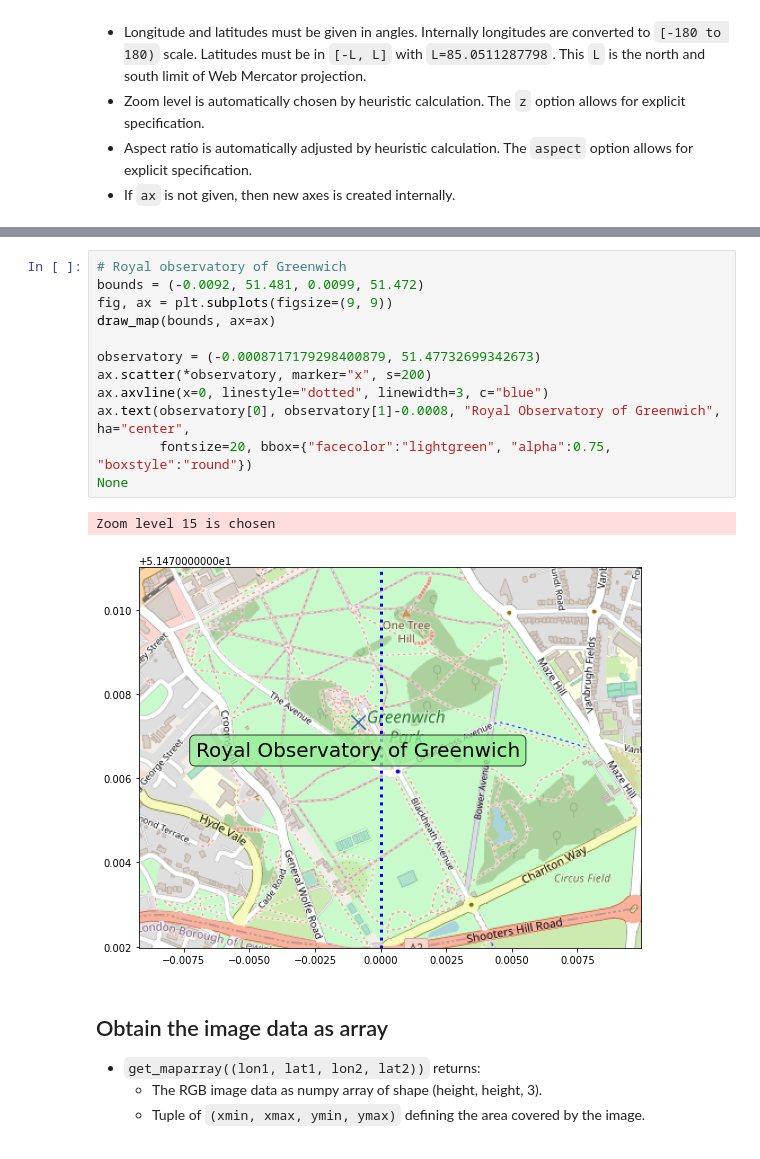
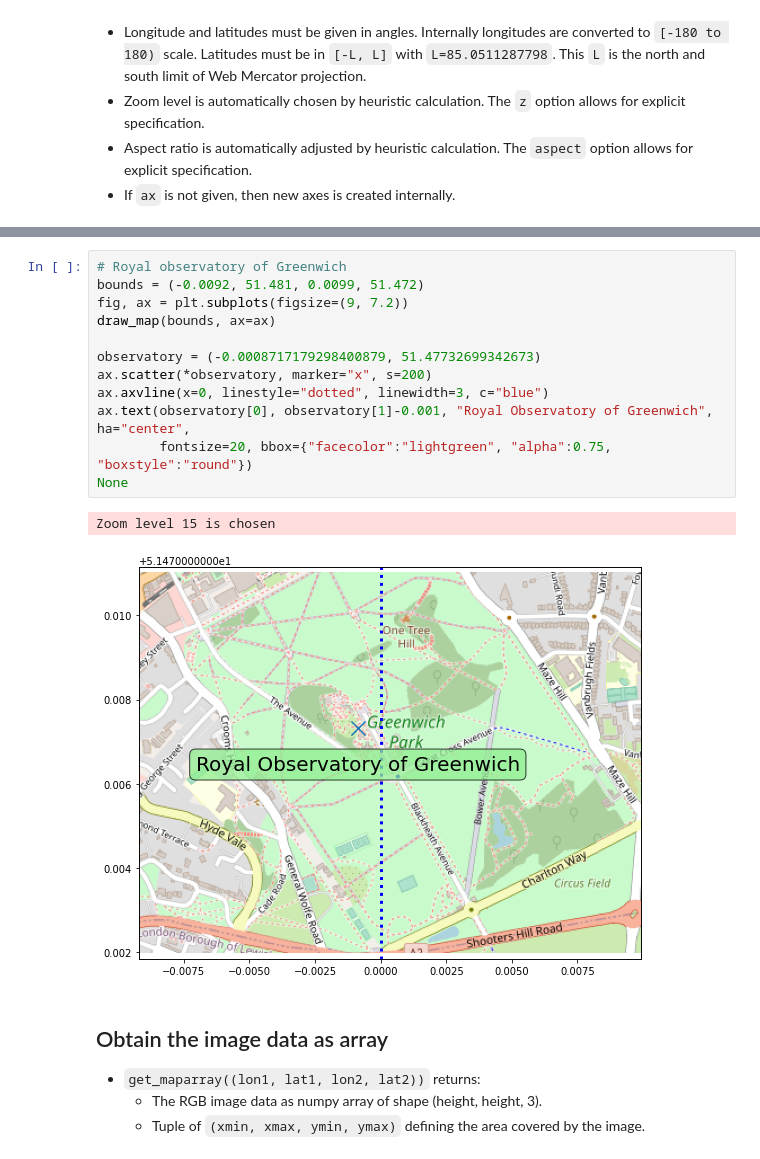
Before and after one commit to kota7/maptiles, a Jupyter notebook: example.ipynb, the cells around one changed output, grey strips where cells are left out. Saved outputs shown, nothing was run; the diff lists cells and outputs as text.

```diff
--- a/example.ipynb
+++ b/example.ipynb
@@ -67,18 +67,18 @@ Zoom level 17 is chosen
 # %%
 # Royal observatory of Greenwich
 bounds = (-0.0092, 51.481, 0.0099, 51.472)
-fig, ax = plt.subplots(figsize=(9, 9))
+fig, ax = plt.subplots(figsize=(9, 7.2))
 draw_map(bounds, ax=ax)
 
 observatory = (-0.0008717179298400879, 51.47732699342673)
 ax.scatter(*observatory, marker="x", s=200)
 ax.axvline(x=0, linestyle="dotted", linewidth=3, c="blue")
-ax.text(observatory[0], observatory[1]-0.0008, "Royal Observatory of Greenwich", ha="center",
+ax.text(observatory[0], observatory[1]-0.001, "Royal Observatory of Greenwich", ha="center",
         fontsize=20, bbox={"facecolor":"lightgreen", "alpha":0.75, "boxstyle":"round"})
 None
 # %% [output]
 Zoom level 15 is chosen
-[figure, old version]
+[figure, new version]
 # %% [markdown]
 ## Obtain the image data as array
 
```
Also changed, not shown: parts of 13 cells of this notebook, 1 other file.
